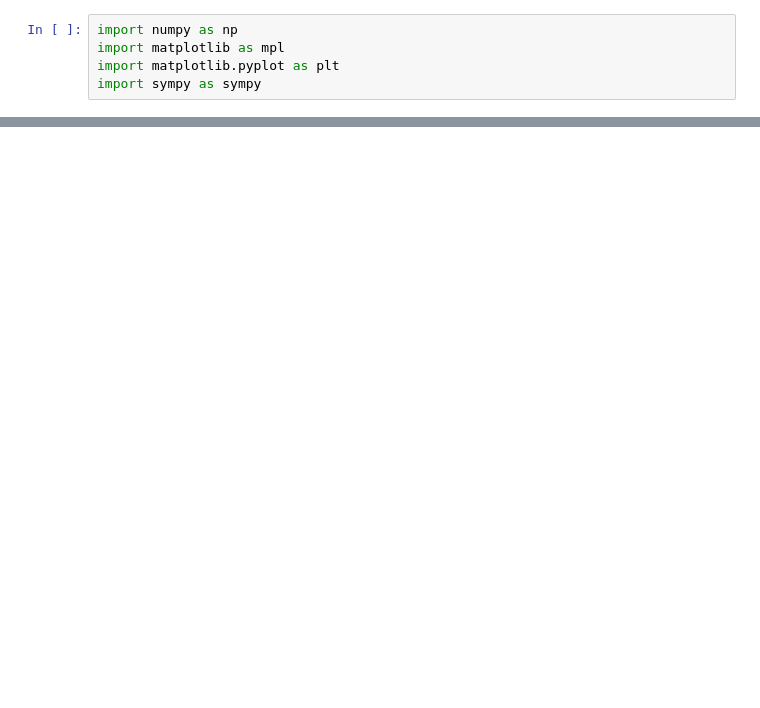
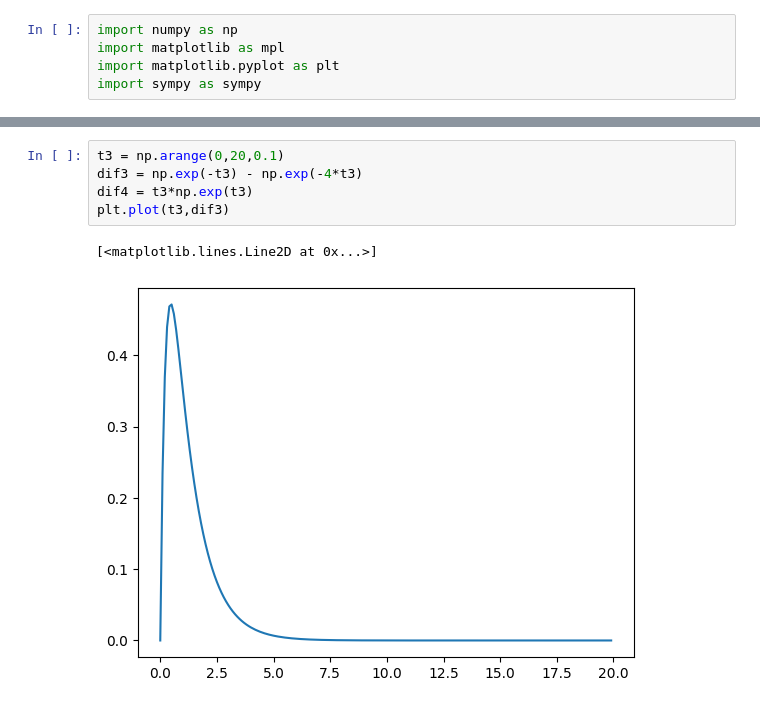
Before and after one commit to shergarx/Practica_1_Difs, a Jupyter notebook: Practica1.ipynb, the cells around one changed output, grey strips where cells are left out. Cells and saved outputs as stored; diff of their text form; blank space fills up the shorter version.

```diff
--- a/Practica1.ipynb
+++ b/Practica1.ipynb
@@ -24,0 +32,8 @@ ValueError: x and y must have same first dimension, but have shapes (8,) and (1,
+# %%
+t3 = np.arange(0,20,0.1)
+dif3 = np.exp(-t3) - np.exp(-4*t3)
+dif4 = t3*np.exp(t3)
+plt.plot(t3,dif3)
+# %% [output]
+[<matplotlib.lines.Line2D at 0x...>]
+[figure, added]
```
Also changed, not shown: parts of 3 cells of this notebook.
